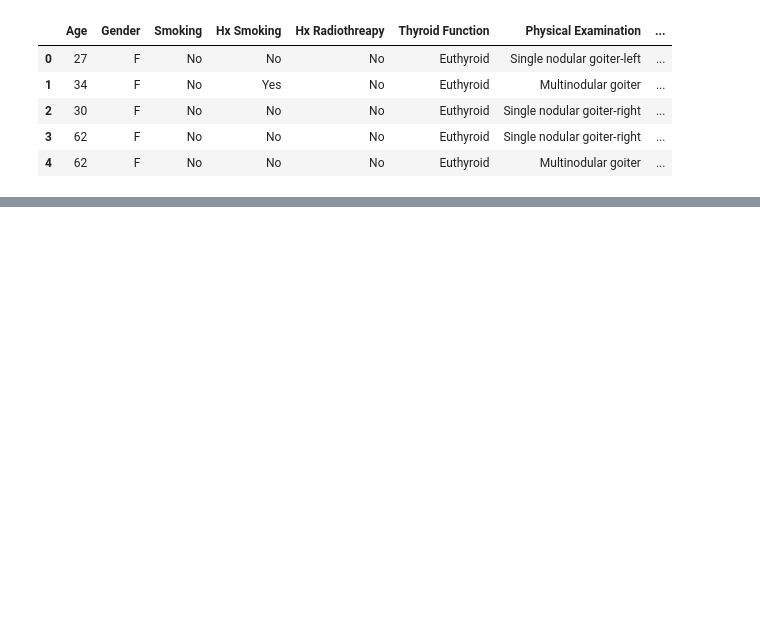
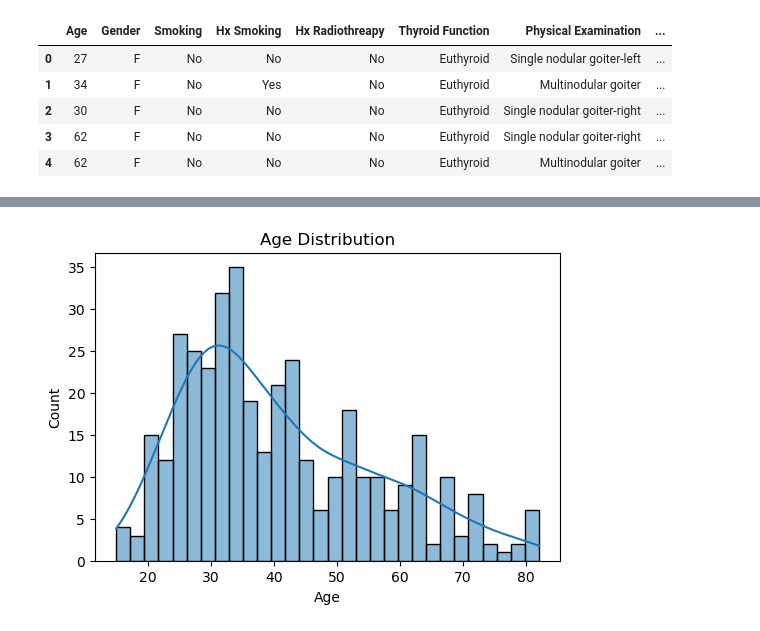
Before and after one commit to hassanh7n/thyroid_disease, a Jupyter notebook: notebooks/Thyroid_Disease.ipynb, the cells around one changed output, grey strips where cells are left out. Drawn from its saved outputs; the diff is of its cells as text; code cells hidden in the pictures; blank space fills up the shorter version.

```diff
--- a/notebooks/Thyroid_Disease.ipynb
+++ b/notebooks/Thyroid_Disease.ipynb
@@ -14,3 +14,5 @@ data.head()
 | 2 | 30 | F | No | No | No | Euthyroid | Single nodular goiter-right | ... |
 | 3 | 62 | F | No | No | No | Euthyroid | Single nodular goiter-right | ... |
 | 4 | 62 | F | No | No | No | Euthyroid | Multinodular goiter | ... |
+# %%
+df = data.copy()
@@ -16,0 +21,20 @@ data.head()
+# %%
+df = df.rename(columns={
+    "Age": "age",
+    "Gender": "gender",
+    "Smoking": "smoking_status",
+    "Hx Smoking": "smoking_history",
+    "Hx Radiothreapy": "radiotherapy_history",
+    "Thyroid Function": "thyroid_function",
+    "Physical Examination": "physical_exam",
+    "Adenopathy": "adenopathy",
+    "Pathology": "pathology",
+    "Focality": "focality",
+    "Risk": "risk_level",
+    "T": "tumor_size_T",
+    "N": "lymph_nodes_N",
+    "M": "metastasis_M",
+    "Stage": "cancer_stage",
+    "Response": "treatment_response",
+    "Recurred": "recurrence"
+})
@@ -16,0 +130,9 @@ data.head()
+# %%
+plt.figure(figsize=(6,4))
+sns.histplot(df['age'], bins=30, kde=True)
+plt.title("Age Distribution")
+plt.xlabel("Age")
+plt.ylabel("Count")
+plt.show()
+# %% [output]
+[figure, added]
```
Also changed, not shown: parts of 18 cells of this notebook.
